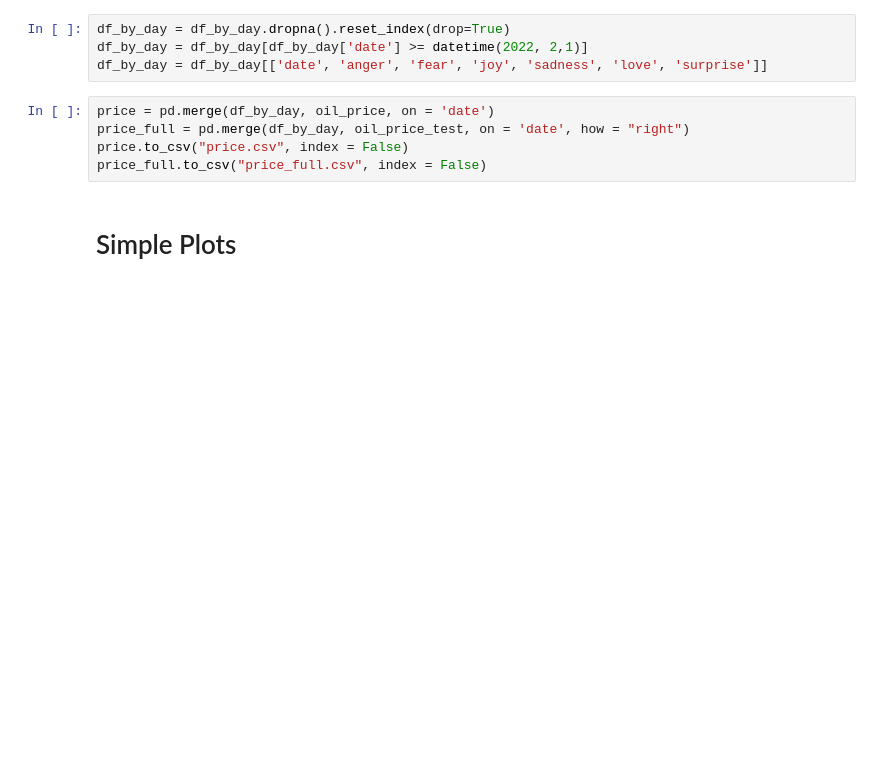
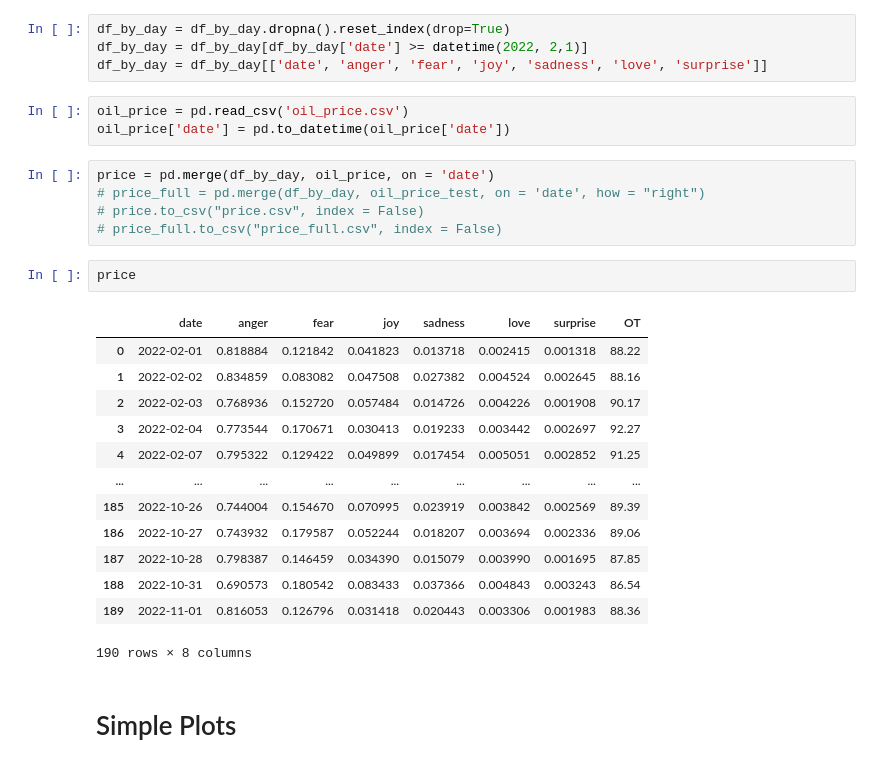
Before and after one commit to emilygong-zhuying/RUW-Oil-Prediction, a Jupyter notebook: Predicting_Oil_Prices_ARIMAbased.ipynb, the cells around one changed output. Saved outputs shown, nothing was run; the diff lists cells and outputs as text; blank space fills up the shorter version.

```diff
--- a/Predicting_Oil_Prices_ARIMAbased.ipynb
+++ b/Predicting_Oil_Prices_ARIMAbased.ipynb
@@ -35,11 +35,30 @@ df_by_day = final.set_index("date").groupby(pd.Grouper(freq='D')).mean().reset_i
 df_by_day = df_by_day.dropna().reset_index(drop=True)
 df_by_day = df_by_day[df_by_day['date'] >= datetime(2022, 2,1)]
 df_by_day = df_by_day[['date', 'anger', 'fear', 'joy', 'sadness', 'love', 'surprise']]
+# %%
+oil_price = pd.read_csv('oil_price.csv')
+oil_price['date'] = pd.to_datetime(oil_price['date'])
 # %%
 price = pd.merge(df_by_day, oil_price, on = 'date')
-price_full = pd.merge(df_by_day, oil_price_test, on = 'date', how = "right")
-price.to_csv("price.csv", index = False)
-price_full.to_csv("price_full.csv", index = False)
+# price_full = pd.merge(df_by_day, oil_price_test, on = 'date', how = "right")
+# price.to_csv("price.csv", index = False)
+# price_full.to_csv("price_full.csv", index = False)
+# %%
+price
+# %% [output]
+|  | date | anger | fear | joy | sadness | love | surprise | OT |
+| 0 | 2022-02-01 | 0.818884 | 0.121842 | 0.041823 | 0.013718 | 0.002415 | 0.001318 | 88.22 |
+| 1 | 2022-02-02 | 0.834859 | 0.083082 | 0.047508 | 0.027382 | 0.004524 | 0.002645 | 88.16 |
+| 2 | 2022-02-03 | 0.768936 | 0.152720 | 0.057484 | 0.014726 | 0.004226 | 0.001908 | 90.17 |
+| 3 | 2022-02-04 | 0.773544 | 0.170671 | 0.030413 | 0.019233 | 0.003442 | 0.002697 | 92.27 |
+| 4 | 2022-02-07 | 0.795322 | 0.129422 | 0.049899 | 0.017454 | 0.005051 | 0.002852 | 91.25 |
+| ... | ... | ... | ... | ... | ... | ... | ... | ... |
+| 185 | 2022-10-26 | 0.744004 | 0.154670 | 0.070995 | 0.023919 | 0.003842 | 0.002569 | 89.39 |
+| 186 | 2022-10-27 | 0.743932 | 0.179587 | 0.052244 | 0.018207 | 0.003694 | 0.002336 | 89.06 |
+| 187 | 2022-10-28 | 0.798387 | 0.146459 | 0.034390 | 0.015079 | 0.003990 | 0.001695 | 87.85 |
+| 188 | 2022-10-31 | 0.690573 | 0.180542 | 0.083433 | 0.037366 | 0.004843 | 0.003243 | 86.54 |
+| 189 | 2022-11-01 | 0.816053 | 0.126796 | 0.031418 | 0.020443 | 0.003306 | 0.001983 | 88.36 |
+190 rows × 8 columns
 # %% [markdown]
 # Simple Plots
 # %%
```
Also changed, not shown: 6 other files.
